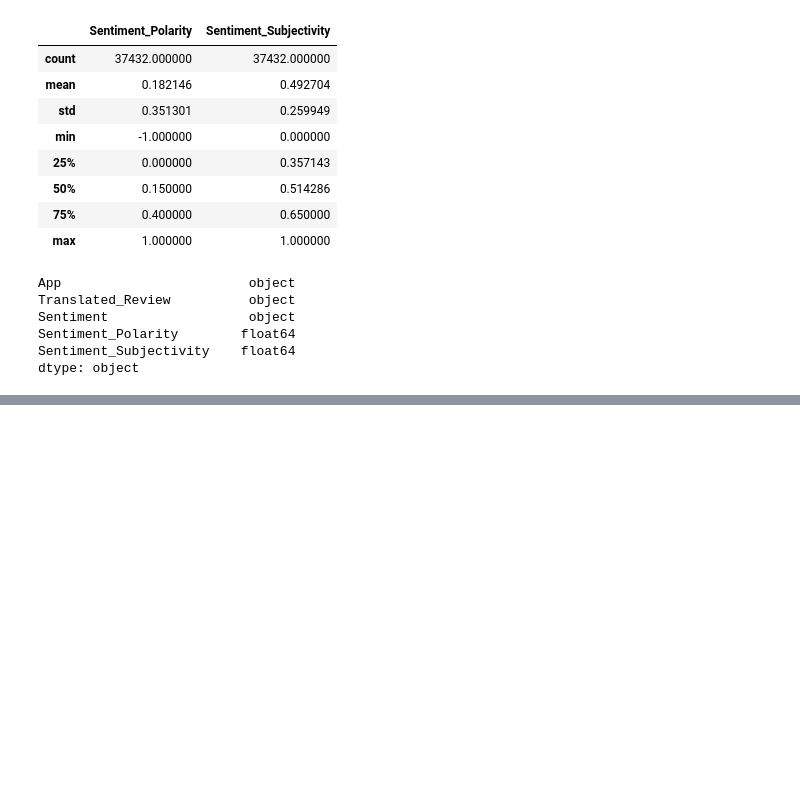
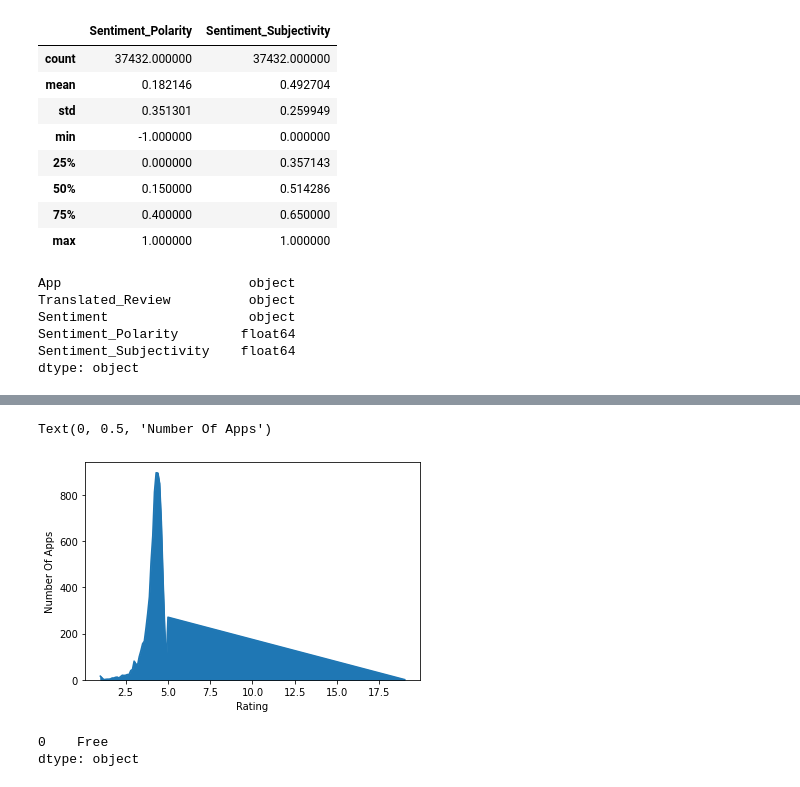
Before and after one commit to shyamsgadekar/EDA_capstone_palystore_app_review_analysis, a Jupyter notebook: Play_Store_App_Review_Analysis_Capstone_Project.ipynb, the cells around one changed output, grey strips where cells are left out. Cells and saved outputs as stored; diff of their text form; code cells hidden in the pictures; blank space fills up the shorter version.

```diff
--- a/Play_Store_App_Review_Analysis_Capstone_Project.ipynb
+++ b/Play_Store_App_Review_Analysis_Capstone_Project.ipynb
@@ -269,0 +276,2 @@ dtype: object
+# %%
+play_store_data_df.rename(columns={"Content Rating":"Content_Rating","Last Updated":"Last_Updated","Current Ver":"Current_Ver","Android Ver":"Android_Ver"},inplace=True)
@@ -269,0 +381,3 @@ dtype: object
+# %%
+# To eliminate duplicate rows.
+play_store_data_df.drop_duplicates(subset='App',keep='last',inplace=True)
@@ -269,0 +446,8 @@ dtype: object
+# %%
+# To know distribution of rating across different apps present in Play store dataframe.
+play_store_data_df.groupby("Rating")['App'].count().plot(kind = "area")
+plt.xlabel("Rating")
+plt.ylabel("Number Of Apps")
+# %% [output]
+Text(0, 0.5, 'Number Of Apps')
+[figure, added]
@@ -269,0 +457,7 @@ dtype: object
+# %%
+# Instead of removing that row with the null/missing value we can replace it with Mode. (most frequently appeared value for that column)
+print(play_store_data_df['Type'].mode())
+play_store_data_df['Type'].fillna(str(play_store_data_df['Type'].mode().values[0]),inplace=True)
+# %% [output]
+0    Free
+dtype: object
```
Also changed, not shown: parts of 23 cells of this notebook.
